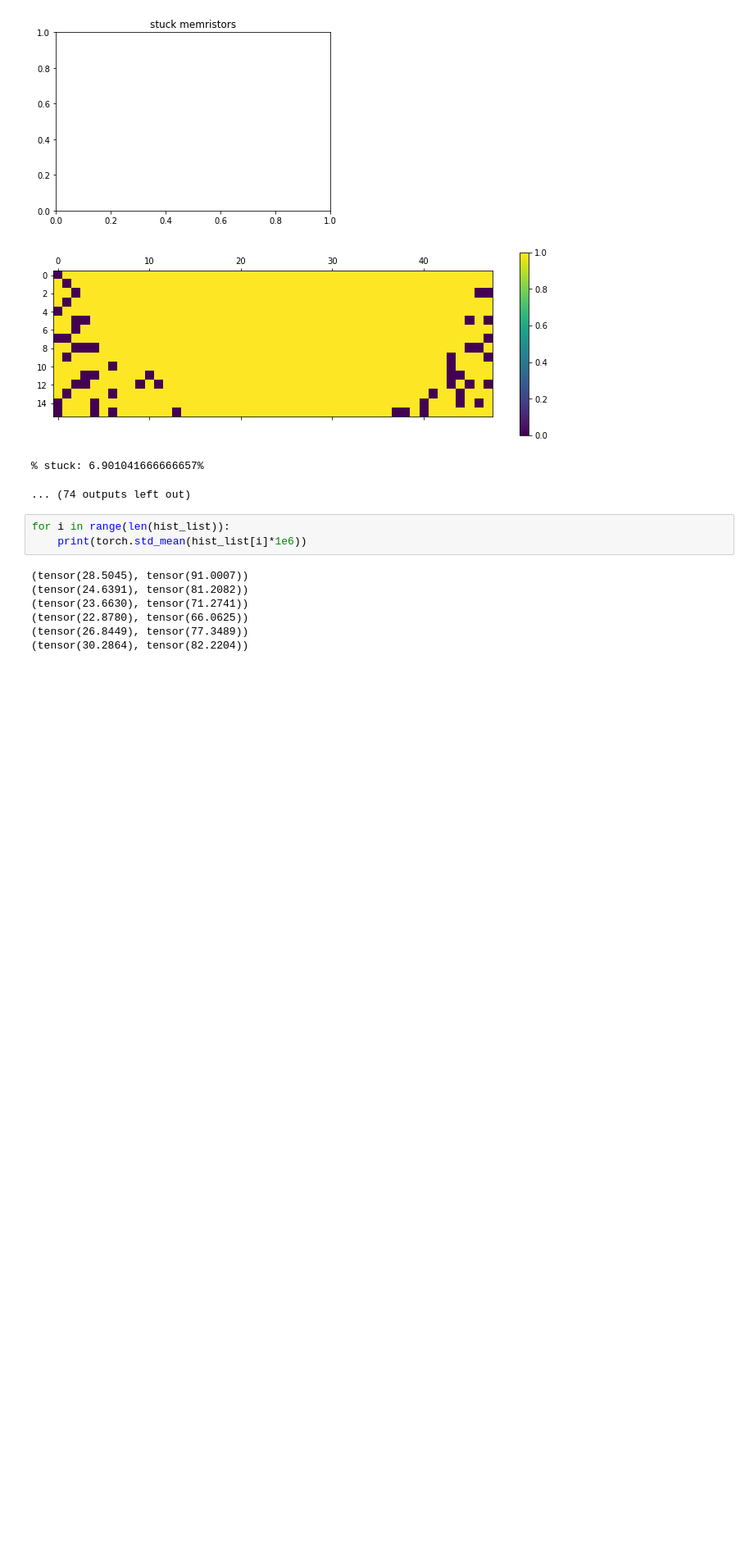
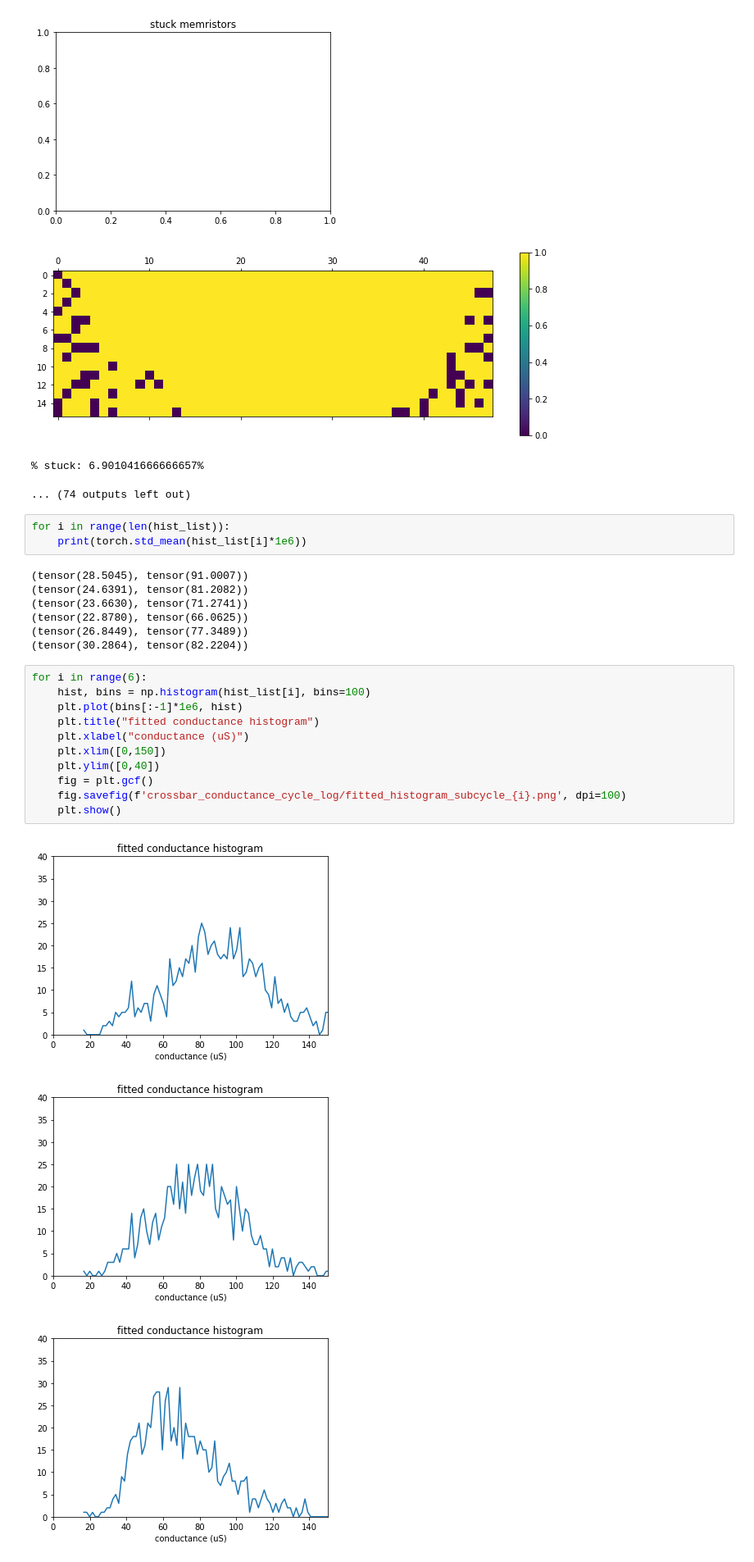
Before and after one commit to caixunshiren/pytorch-metal-oxide-memristor-crossbar, a Jupyter notebook: Notebooks/device stochasticity intracycle.ipynb, the cells around one changed output. Shown at 82% size. Cells and saved outputs as stored; diff of their text form; blank space fills up the shorter version.

Commit message:
intra cycle conductance

```diff
--- a/Notebooks/device stochasticity intracycle.ipynb
+++ b/Notebooks/device stochasticity intracycle.ipynb
@@ -215,3 +215,18 @@ for i in range(len(hist_list)):
 (tensor(22.8780), tensor(66.0625))
 (tensor(26.8449), tensor(77.3489))
 (tensor(30.2864), tensor(82.2204))
+# %%
+for i in range(6):
+    hist, bins = np.histogram(hist_list[i], bins=100)
+    plt.plot(bins[:-1]*1e6, hist)
+    plt.title("fitted conductance histogram")
+    plt.xlabel("conductance (uS)")
+    plt.xlim([0,150])
+    plt.ylim([0,40])
+    fig = plt.gcf()
+    fig.savefig(f'crossbar_conductance_cycle_log/fitted_histogram_subcycle_{i}.png', dpi=100)
+    plt.show()
+# %% [output]
+[figure, added]
+[figure, added]
+[figure, added]
```
Also changed, not shown: parts of 1 cell of this notebook, 7 other files.
